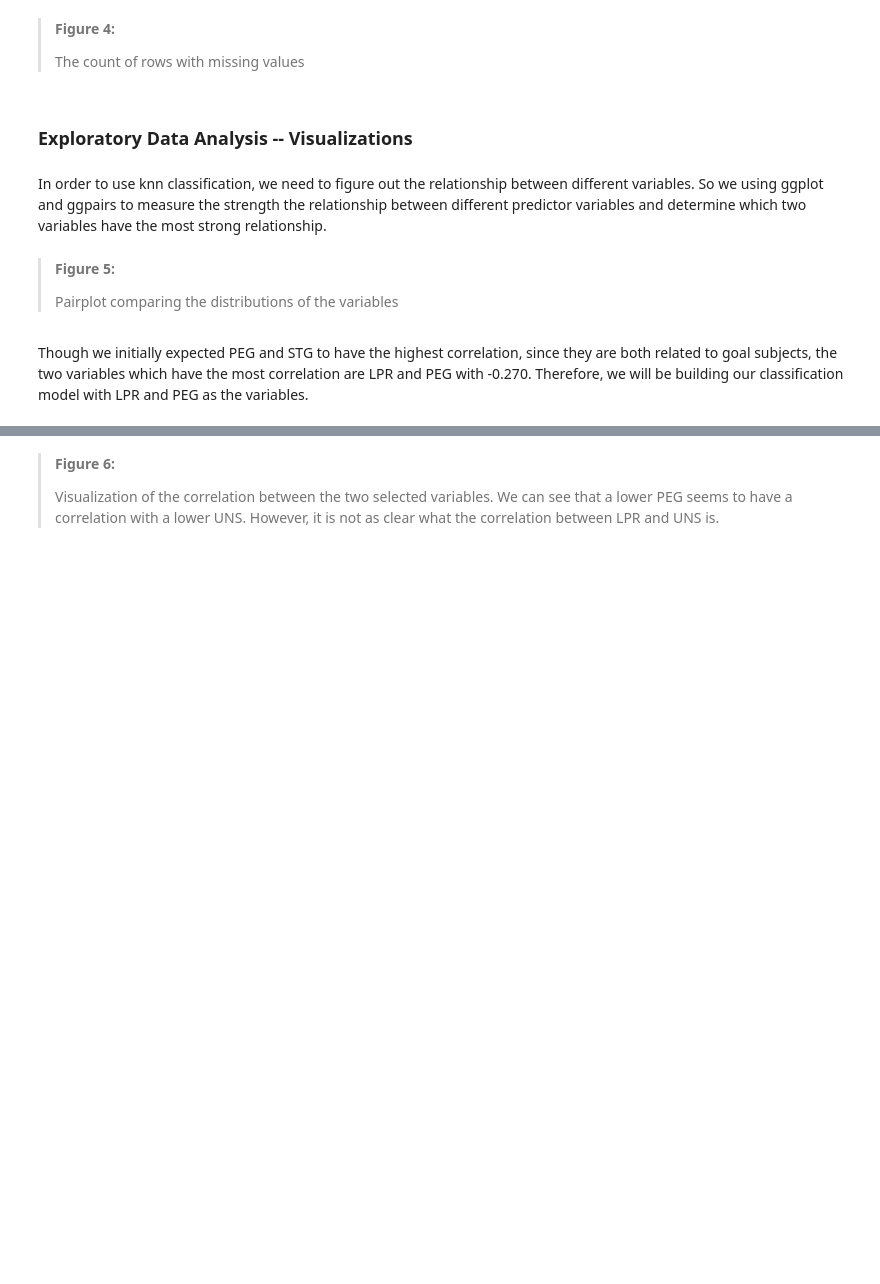
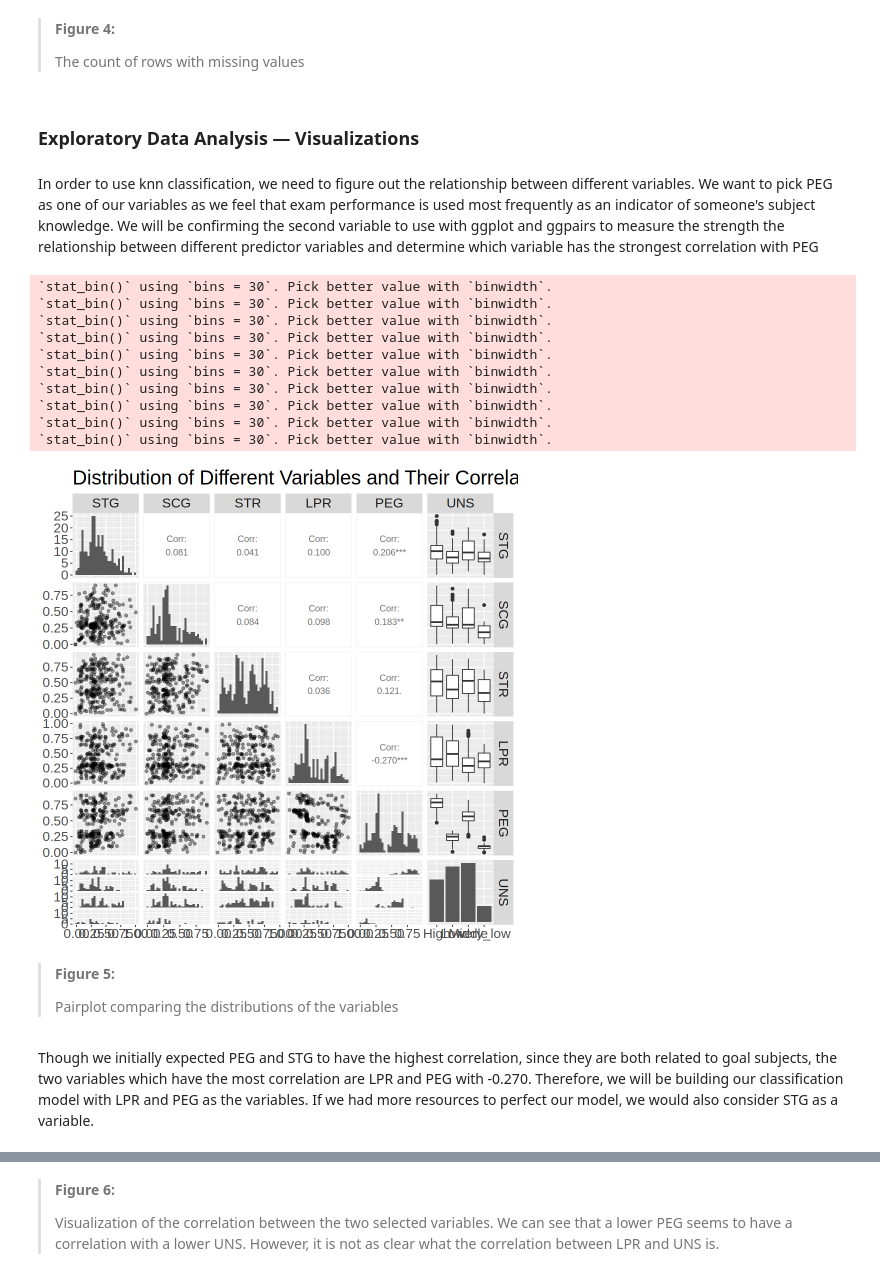
Before and after one commit to thisisyifulin/group_contract, a Jupyter notebook: project_proposal.ipynb, the cells around one changed output, grey strips where cells are left out. Cells and saved outputs as stored; diff of their text form; code cells hidden in the pictures; blank space fills up the shorter version.

```diff
--- a/project_proposal.ipynb
+++ b/project_proposal.ipynb
@@ -124,28 +214,39 @@ data_count_na
 >
 >The count of rows with missing values
 # %% [markdown]
-### Exploratory Data Analysis -- Visualizations
+### Exploratory Data Analysis — Visualizations
 # %% [markdown]
-In order to use knn classification, we need to figure out the relationship between different variables. So we using ggplot and ggpairs to measure the strength the relationship between different predictor variables and determine which two variables have the most strong relationship.
+In order to use knn classification, we need to figure out the relationship between different variables. We want to pick PEG as one of our variables as we feel that exam performance is used most frequently as an indicator of someone's subject knowledge. We will be confirming the second variable to use with ggplot and ggpairs to measure the strength the relationship between different predictor variables and determine which variable has the strongest correlation with PEG
 # %%
-set.seed (1234)
+
 options(repr.plot.width = 8, repr.plot.height = 8)
 
 pairplot <- training_data |>
      ggpairs(
          lower = list(continuous = wrap('points', alpha = 0.4)),
-         diag = list(continuous = "barDiag")
-     ) +
+         diag = list(continuous = "barDiag")) +
      theme(text = element_text(size = 20)) +
 ggtitle("Distribution of Different Variables and Their Correlations")
 
 pairplot
+# %% [output]
+`stat_bin()` using `bins = 30`. Pick better value with `binwidth`.
+`stat_bin()` using `bins = 30`. Pick better value with `binwidth`.
+`stat_bin()` using `bins = 30`. Pick better value with `binwidth`.
+`stat_bin()` using `bins = 30`. Pick better value with `binwidth`.
+`stat_bin()` using `bins = 30`. Pick better value with `binwidth`.
+`stat_bin()` using `bins = 30`. Pick better value with `binwidth`.
+`stat_bin()` using `bins = 30`. Pick better value with `binwidth`.
+`stat_bin()` using `bins = 30`. Pick better value with `binwidth`.
+`stat_bin()` using `bins = 30`. Pick better value with `binwidth`.
+`stat_bin()` using `bins = 30`. Pick better value with `binwidth`.
+[figure, added]
 # %% [markdown]
 ><b> Figure 5: </b>
 >
 >Pairplot comparing the distributions of the variables
 # %% [markdown]
-Though we initially expected PEG and STG to have the highest correlation, since they are both related to goal subjects, the two variables which have the most correlation are LPR and PEG with -0.270. Therefore, we will be building our classification model with LPR and PEG as the variables.
+Though we initially expected PEG and STG to have the highest correlation, since they are both related to goal subjects, the two variables which have the most correlation are LPR and PEG with -0.270. Therefore, we will be building our classification model with LPR and PEG as the variables. If we had more resources to perfect our model, we would also consider STG as a variable.
 # %%
 lpr_peg_plot <- ggplot(training_data, aes(x = LPR, y = PEG)) +
 geom_point(aes(color = UNS)) +
```
Also changed, not shown: parts of 18 cells of this notebook.
